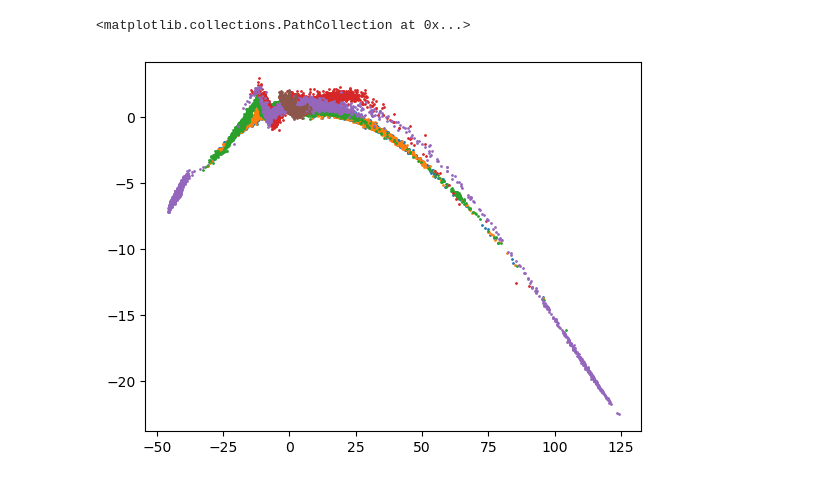
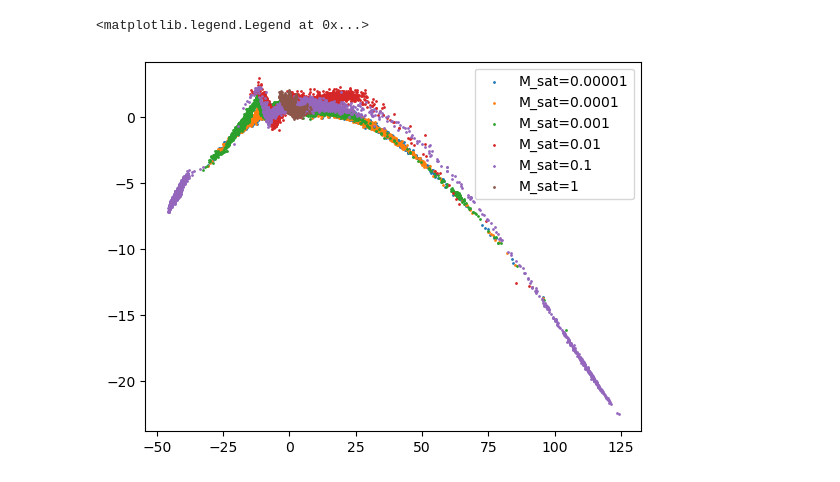
Before and after one commit to RutongPei/SBI-streameeeee, a Jupyter notebook: sims/observables.ipynb, the cells around one changed output. Cells and saved outputs as stored; diff of their text form; code cells hidden in the pictures.

```diff
--- a/sims/observables.ipynb
+++ b/sims/observables.ipynb
@@ -26,13 +35,15 @@ phi13,phi23,dist3,pm13,pm23,vr3 = obs_from_pos6d(data3[:,:3],data3[:,3:6],R_phi1
 phi14,phi24,dist4,pm14,pm24,vr4 = obs_from_pos6d(data4[:,:3],data4[:,3:6],R_phi12_radec)
 phi15,phi25,dist5,pm15,pm25,vr5 = obs_from_pos6d(data5[:,:3],data5[:,3:6],R_phi12_radec)
 # %%
-plt.scatter(phi1,phi2,s=1)
-plt.scatter(phi11,phi21,s=1)
+plt.scatter(phi1,phi2,s=1,label='M_sat=0.00001')
+plt.scatter(phi11,phi21,s=1, label='M_sat=0.0001')
 #added
-plt.scatter(phi12,phi22,s=1)
-plt.scatter(phi13,phi23,s=1)
-plt.scatter(phi14,phi24,s=1)
-plt.scatter(phi15,phi25,s=1)
+plt.scatter(phi12,phi22,s=1, label='M_sat=0.001')
+plt.scatter(phi13,phi23,s=1, label='M_sat=0.01')
+plt.scatter(phi14,phi24,s=1, label='M_sat=0.1')
+plt.scatter(phi15,phi25,s=1, label='M_sat=1')
+
+plt.legend()
 # %% [output]
-<matplotlib.collections.PathCollection at 0x...>
+<matplotlib.legend.Legend at 0x...>
-[figure, old version]
+[figure, new version]
```
Also changed, not shown: parts of 3 cells of this notebook, 1 other file.
